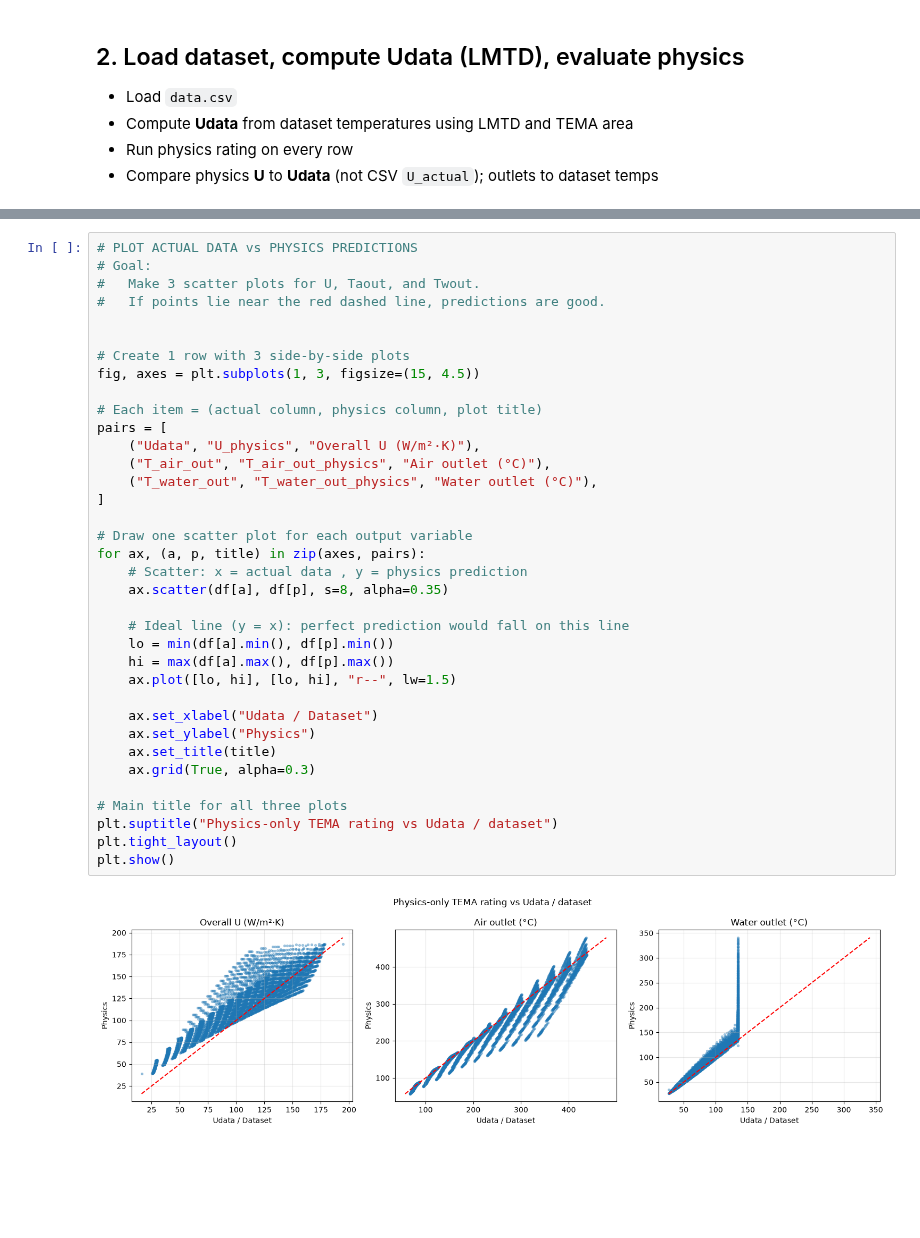
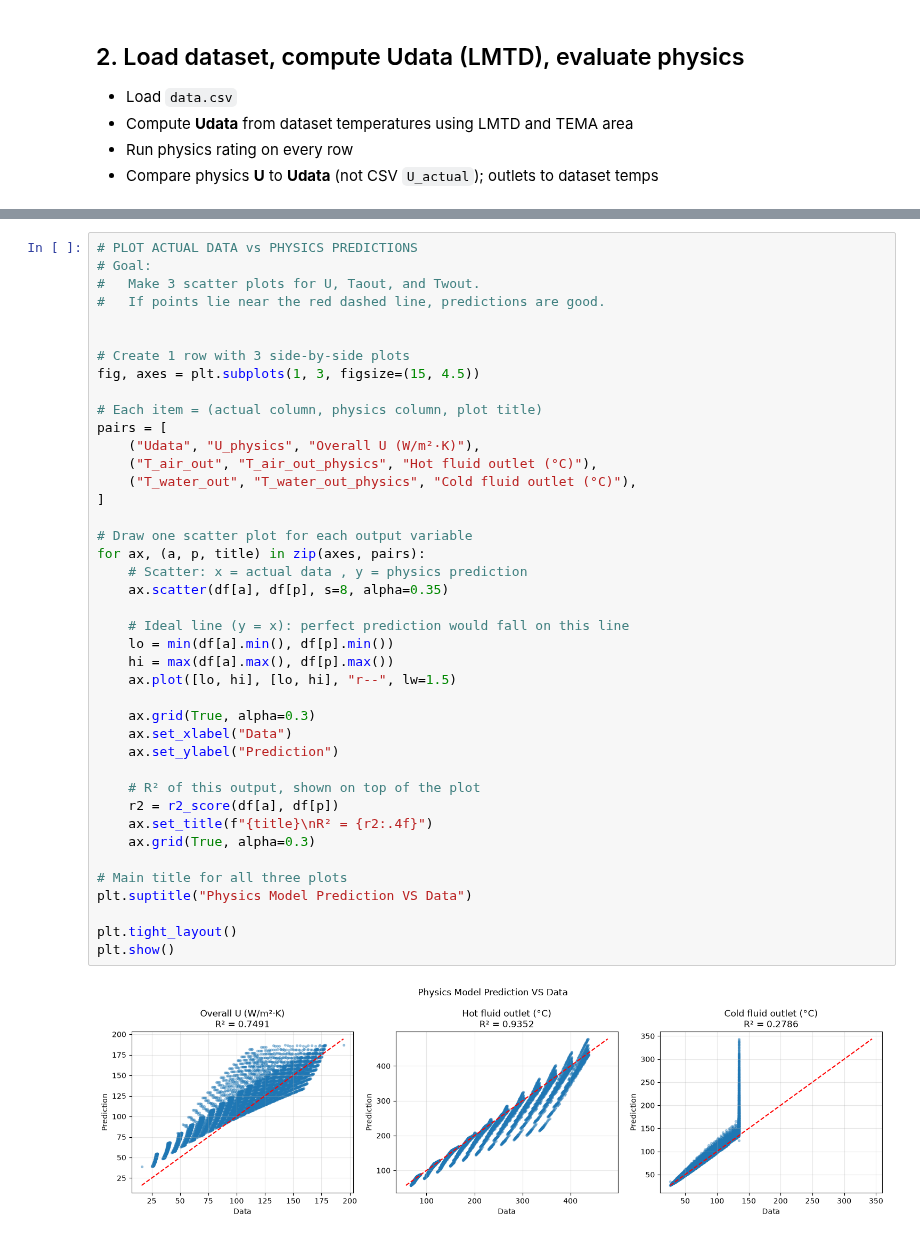
Before and after one commit to JBS-Technical-Solutions/Jbs-webiste, a Jupyter notebook: simulators/heat-exchanger/A0-PhysicsModelOnly.ipynb, the cells around one changed output, grey strips where cells are left out. Cells and saved outputs as stored; diff of their text form; blank space fills up the shorter version.

```diff
--- a/simulators/heat-exchanger/A0-PhysicsModelOnly.ipynb
+++ b/simulators/heat-exchanger/A0-PhysicsModelOnly.ipynb
@@ -566,37 +594,42 @@ Sample rows:
 # PLOT ACTUAL DATA vs PHYSICS PREDICTIONS
 # Goal:
 #   Make 3 scatter plots for U, Taout, and Twout.
 #   If points lie near the red dashed line, predictions are good.
 
 
 # Create 1 row with 3 side-by-side plots
 fig, axes = plt.subplots(1, 3, figsize=(15, 4.5))
 
 # Each item = (actual column, physics column, plot title)
 pairs = [
     ("Udata", "U_physics", "Overall U (W/m²·K)"),
-    ("T_air_out", "T_air_out_physics", "Air outlet (°C)"),
-    ("T_water_out", "T_water_out_physics", "Water outlet (°C)"),
+    ("T_air_out", "T_air_out_physics", "Hot fluid outlet (°C)"),
+    ("T_water_out", "T_water_out_physics", "Cold fluid outlet (°C)"),
 ]
 
 # Draw one scatter plot for each output variable
 for ax, (a, p, title) in zip(axes, pairs):
     # Scatter: x = actual data , y = physics prediction
     ax.scatter(df[a], df[p], s=8, alpha=0.35)
 
     # Ideal line (y = x): perfect prediction would fall on this line
     lo = min(df[a].min(), df[p].min())
     hi = max(df[a].max(), df[p].max())
     ax.plot([lo, hi], [lo, hi], "r--", lw=1.5)
 
-    ax.set_xlabel("Udata / Dataset")
-    ax.set_ylabel("Physics")
-    ax.set_title(title)
+    ax.grid(True, alpha=0.3)
+    ax.set_xlabel("Data")
+    ax.set_ylabel("Prediction")
+
+    # R² of this output, shown on top of the plot
+    r2 = r2_score(df[a], df[p])
+    ax.set_title(f"{title}\nR² = {r2:.4f}")
     ax.grid(True, alpha=0.3)
 
 # Main title for all three plots
-plt.suptitle("Physics-only TEMA rating vs Udata / dataset")
+plt.suptitle("Physics Model Prediction VS Data")
+
 plt.tight_layout()
 plt.show()
 # %% [output]
-[figure, old version]
+[figure, new version]
```
Also changed, not shown: parts of 11 cells of this notebook, 14 other files.
